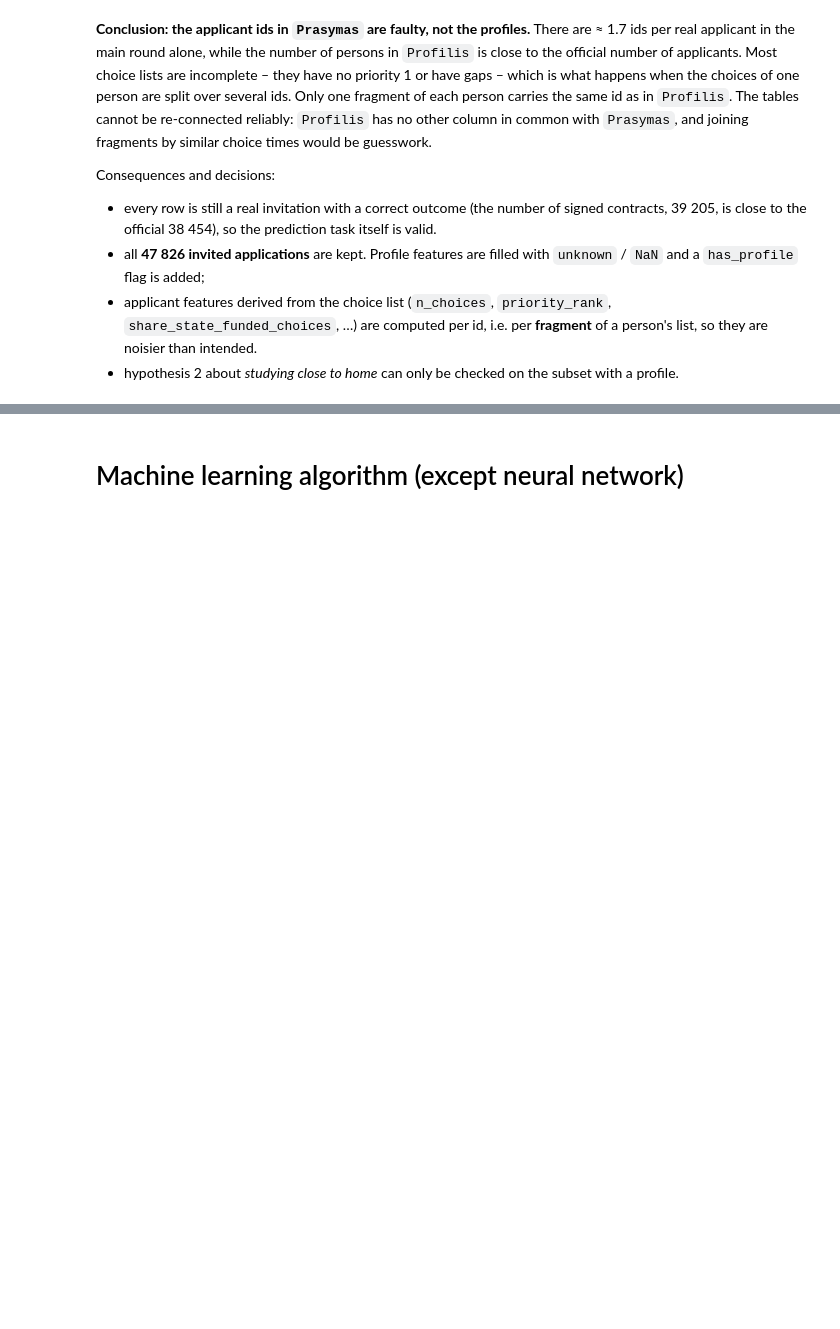
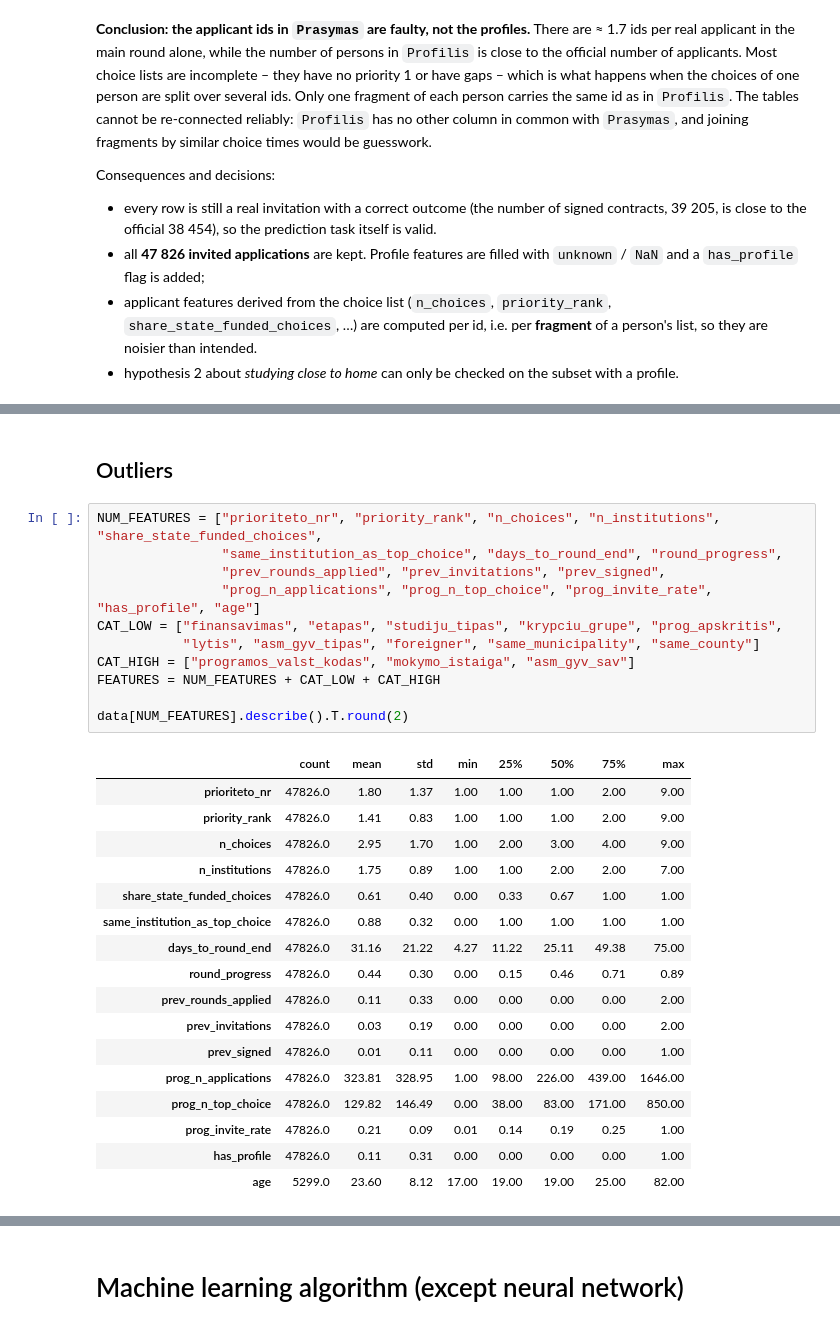
Before and after one commit to AxOxS/enrolmentPrediction, a Jupyter notebook: Individual_project.ipynb, the cells around one changed output, grey strips where cells are left out. Saved outputs shown, nothing was run; the diff lists cells and outputs as text; blank space fills up the shorter version.

```diff
--- a/Individual_project.ipynb
+++ b/Individual_project.ipynb
@@ -346,0 +439,31 @@ Consequences and decisions:
+# %% [markdown]
+## Outliers
+# %%
+NUM_FEATURES = ["prioriteto_nr", "priority_rank", "n_choices", "n_institutions", "share_state_funded_choices",
+                "same_institution_as_top_choice", "days_to_round_end", "round_progress",
+                "prev_rounds_applied", "prev_invitations", "prev_signed",
+                "prog_n_applications", "prog_n_top_choice", "prog_invite_rate", "has_profile", "age"]
+CAT_LOW = ["finansavimas", "etapas", "studiju_tipas", "krypciu_grupe", "prog_apskritis",
+           "lytis", "asm_gyv_tipas", "foreigner", "same_municipality", "same_county"]
+CAT_HIGH = ["programos_valst_kodas", "mokymo_istaiga", "asm_gyv_sav"]
+FEATURES = NUM_FEATURES + CAT_LOW + CAT_HIGH
+
+data[NUM_FEATURES].describe().T.round(2)
+# %% [output]
+|  | count | mean | std | min | 25% | 50% | 75% | max |
+| prioriteto_nr | 47826.0 | 1.80 | 1.37 | 1.00 | 1.00 | 1.00 | 2.00 | 9.00 |
+| priority_rank | 47826.0 | 1.41 | 0.83 | 1.00 | 1.00 | 1.00 | 2.00 | 9.00 |
+| n_choices | 47826.0 | 2.95 | 1.70 | 1.00 | 2.00 | 3.00 | 4.00 | 9.00 |
+| n_institutions | 47826.0 | 1.75 | 0.89 | 1.00 | 1.00 | 2.00 | 2.00 | 7.00 |
+| share_state_funded_choices | 47826.0 | 0.61 | 0.40 | 0.00 | 0.33 | 0.67 | 1.00 | 1.00 |
+| same_institution_as_top_choice | 47826.0 | 0.88 | 0.32 | 0.00 | 1.00 | 1.00 | 1.00 | 1.00 |
+| days_to_round_end | 47826.0 | 31.16 | 21.22 | 4.27 | 11.22 | 25.11 | 49.38 | 75.00 |
+| round_progress | 47826.0 | 0.44 | 0.30 | 0.00 | 0.15 | 0.46 | 0.71 | 0.89 |
+| prev_rounds_applied | 47826.0 | 0.11 | 0.33 | 0.00 | 0.00 | 0.00 | 0.00 | 2.00 |
+| prev_invitations | 47826.0 | 0.03 | 0.19 | 0.00 | 0.00 | 0.00 | 0.00 | 2.00 |
+| prev_signed | 47826.0 | 0.01 | 0.11 | 0.00 | 0.00 | 0.00 | 0.00 | 1.00 |
+| prog_n_applications | 47826.0 | 323.81 | 328.95 | 1.00 | 98.00 | 226.00 | 439.00 | 1646.00 |
+| prog_n_top_choice | 47826.0 | 129.82 | 146.49 | 0.00 | 38.00 | 83.00 | 171.00 | 850.00 |
+| prog_invite_rate | 47826.0 | 0.21 | 0.09 | 0.01 | 0.14 | 0.19 | 0.25 | 1.00 |
+| has_profile | 47826.0 | 0.11 | 0.31 | 0.00 | 0.00 | 0.00 | 0.00 | 1.00 |
+| age | 5299.0 | 23.60 | 8.12 | 17.00 | 19.00 | 19.00 | 25.00 | 82.00 |
```
Also changed, not shown: parts of 7 cells of this notebook.
